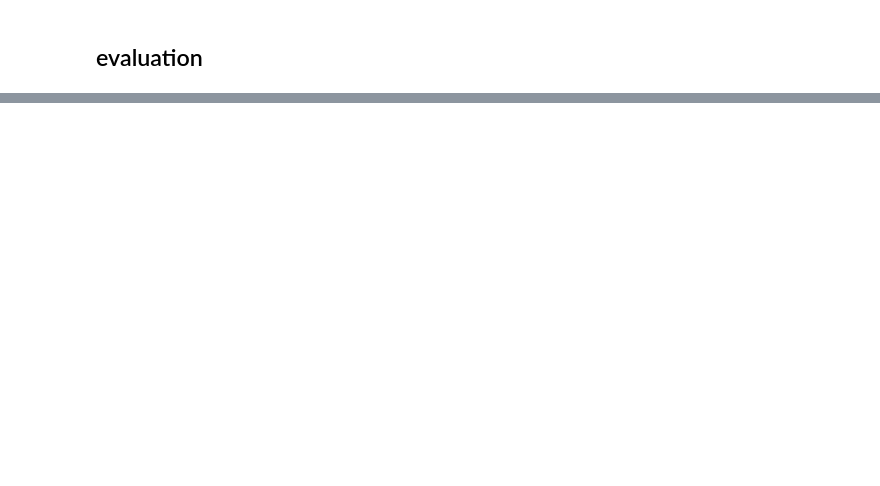
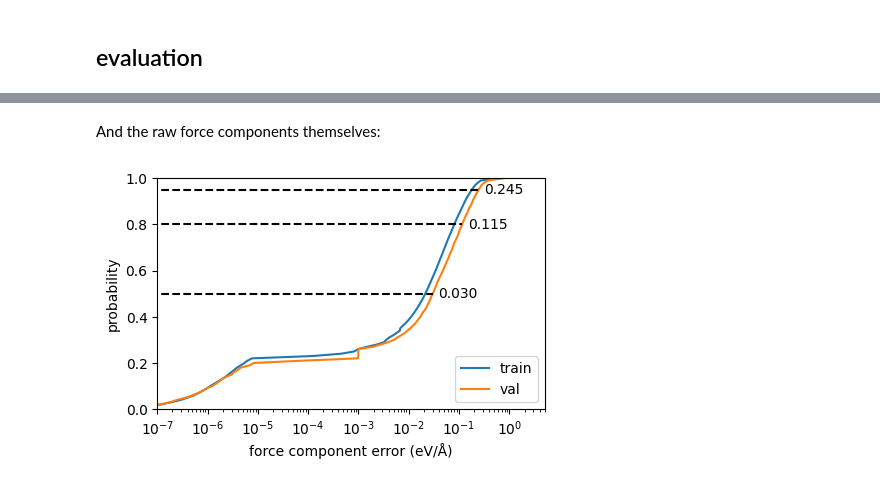
Before and after one commit to usnistgov/nfflr, a Jupyter notebook: docs/source/howto/force-field-training.ipynb, the cells around one changed output, grey strips where cells are left out. Saved outputs shown, nothing was run; the diff lists cells and outputs as text; code cells hidden in the pictures; blank space fills up the shorter version.

```diff
--- a/docs/source/howto/force-field-training.ipynb
+++ b/docs/source/howto/force-field-training.ipynb
@@ -259,0 +436,13 @@ energy: 165.02  force: 0.4125
+# %% [markdown]
+And the raw force components themselves:
+# %%
+fig, ax = plt.subplots(figsize=(5,3))
+error_ecdf_plot(ref_t.forces, pred_t.forces, annotate=False, label="train")
+error_ecdf_plot(ref_v.forces, pred_v.forces,label="val")
+ax.semilogx()
+ax.set_xlim(1e-7, None)
+ax.set_xlabel("force component error (eV/Å)");
+ax.set_ylabel("probability")
+ax.legend(loc="lower right");
+# %% [output]
+[figure, added]
```
Also changed, not shown: parts of 36 cells of this notebook, 9 other files.
